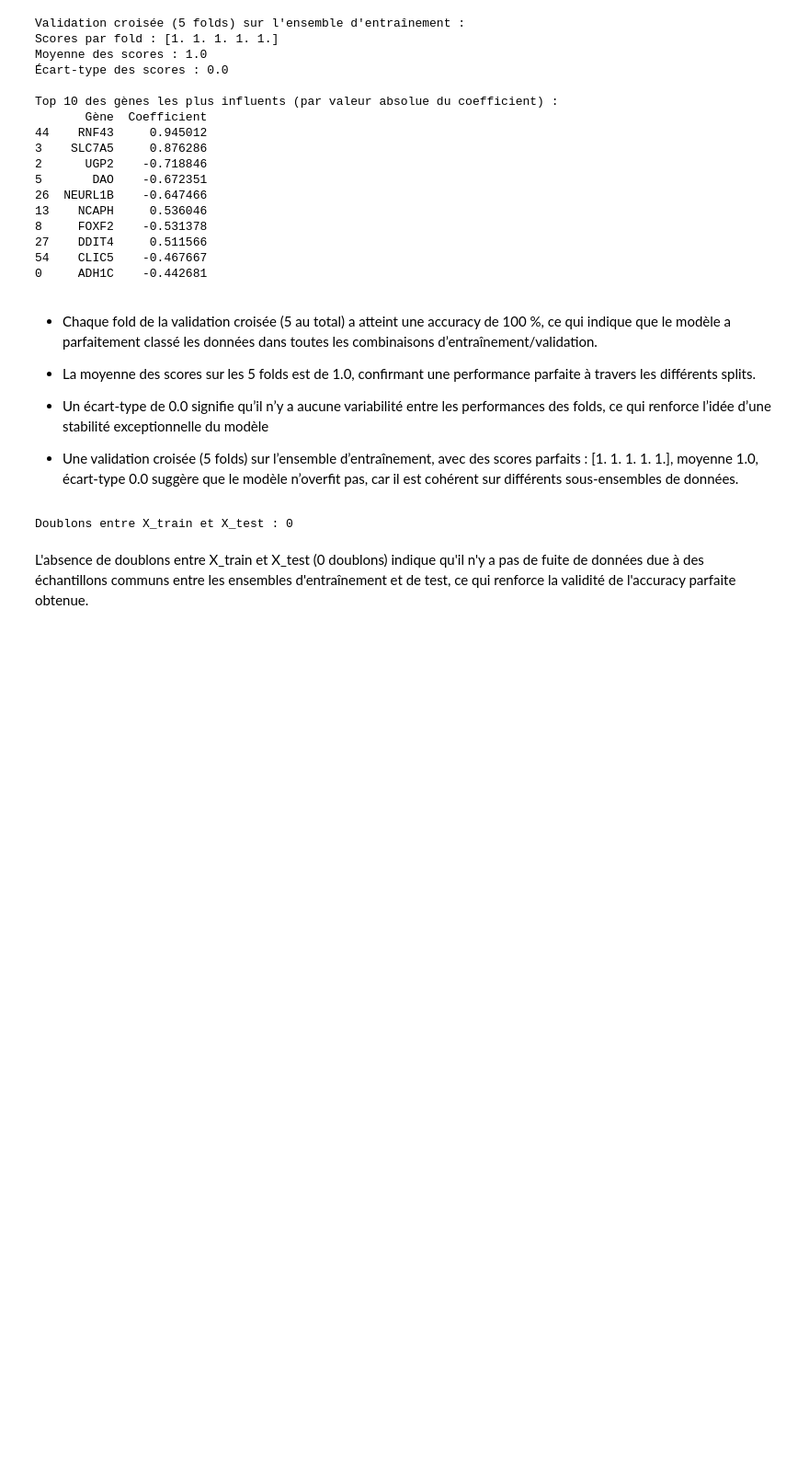
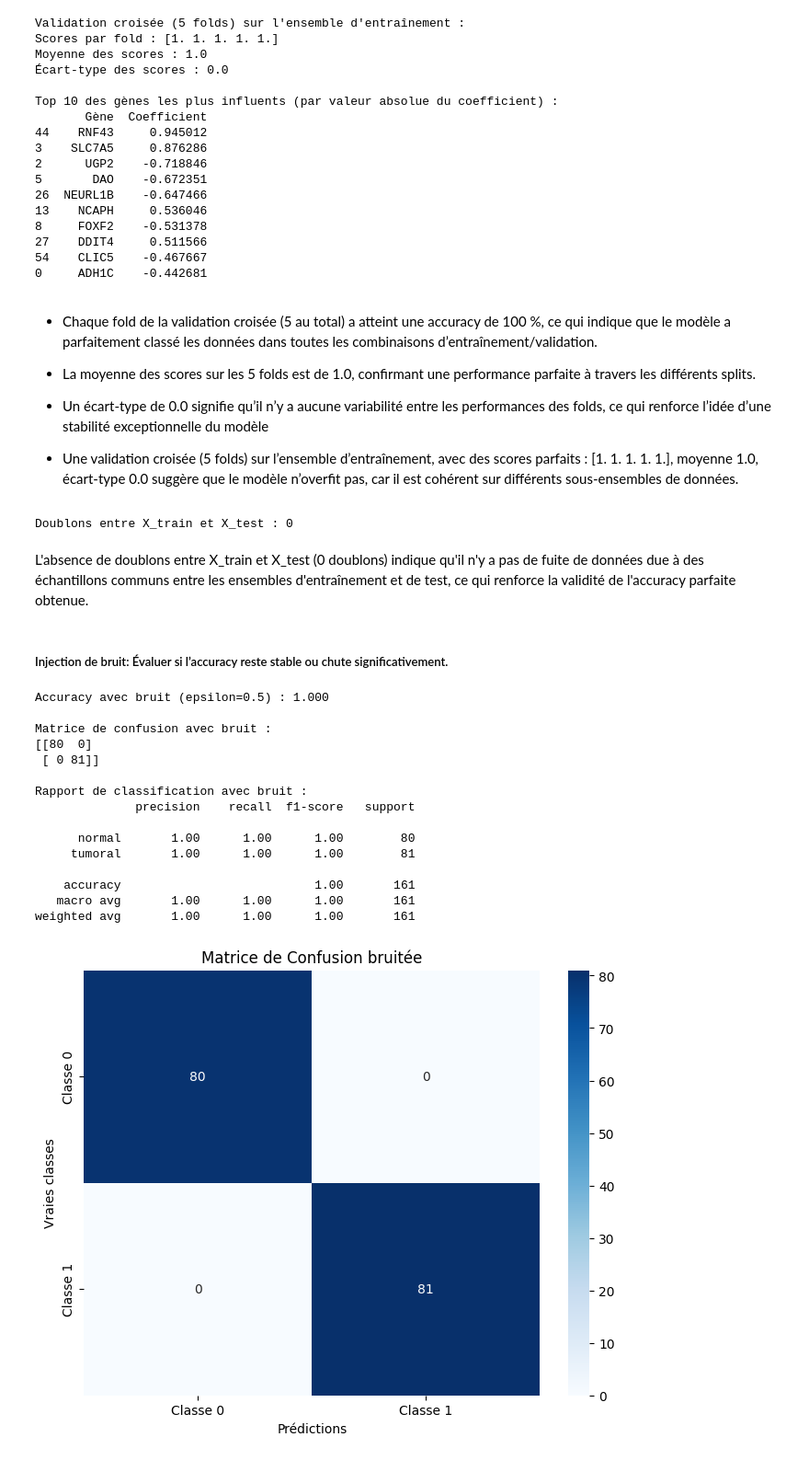
Before and after one commit to Laaliji/Colon-Cancer-Gene-Expression-Data-Classification-Analysis, a Jupyter notebook: TP1_Research.ipynb, the cells around one changed output. Shown at 92% size. Saved outputs shown, nothing was run; the diff lists cells and outputs as text; code cells hidden in the pictures; blank space fills up the shorter version.

```diff
--- a/TP1_Research.ipynb
+++ b/TP1_Research.ipynb
@@ -320,3 +340,50 @@ print("Doublons entre X_train et X_test :", len(set(X_train.index).intersection(
 Doublons entre X_train et X_test : 0
 # %% [markdown]
 L'absence de doublons entre X_train et X_test (0 doublons) indique qu'il n'y a pas de fuite de données due à des échantillons communs entre les ensembles d'entraînement et de test, ce qui renforce la validité de l'accuracy parfaite obtenue.
+# %% [markdown]
+##### Injection de bruit:  Évaluer si l’accuracy reste stable ou chute significativement.
+# %%
+#Ajouter du bruit aux données de test
+# Paramètre de bruit (epsilon) : contrôle l'ampleur de la perturbation
+epsilon = 0.5
+noise = np.random.normal(loc=0, scale=epsilon, size=X_test_scaled.shape)
+X_test_noisy = X_test_scaled + noise
+
+#Prédictions sur les données bruitées
+y_pred_noisy = model.predict(X_test_noisy)
+accuracy_noisy = accuracy_score(y_test, y_pred_noisy)
+print(f"Accuracy avec bruit (epsilon={epsilon}) : {accuracy_noisy:.3f}")
+
+#Afficher la matrice de confusion pour les données bruitées
+conf_matrix_noisy = confusion_matrix(y_test, y_pred_noisy)
+print("\nMatrice de confusion avec bruit :")
+print(conf_matrix_noisy)
+
+#Rapport de classification pour les données bruitées
+print("\nRapport de classification avec bruit :")
+print(classification_report(y_test, y_pred_noisy))
+
+#Visualisation de la matrice de confusion
+plt.figure(figsize=(8, 6))
+sns.heatmap(conf_matrix_noisy, annot=True, fmt="d", cmap="Blues", xticklabels=['Classe 0', 'Classe 1'], yticklabels=['Classe 0', 'Classe 1'])
+plt.xlabel("Prédictions")
+plt.ylabel("Vraies classes")
+plt.title("Matrice de Confusion bruitée")
+plt.show()
+# %% [output]
+Accuracy avec bruit (epsilon=0.5) : 1.000
+
+Matrice de confusion avec bruit :
+[[80  0]
+ [ 0 81]]
+
+Rapport de classification avec bruit :
+              precision    recall  f1-score   support
+
+      normal       1.00      1.00      1.00        80
+     tumoral       1.00      1.00      1.00        81
+
+    accuracy                           1.00       161
+   macro avg       1.00      1.00      1.00       161
+weighted avg       1.00      1.00      1.00       161
+[figure, added]
```
Also changed, not shown: parts of 14 cells of this notebook.
